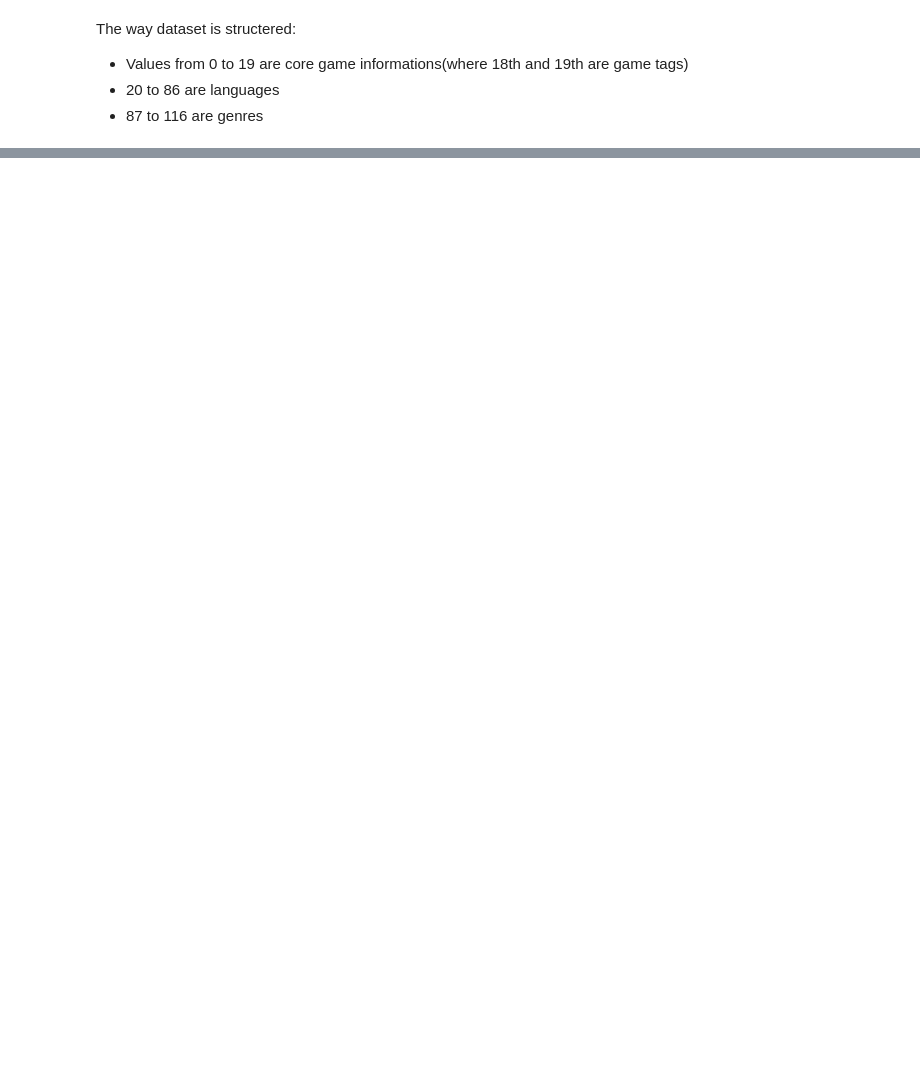
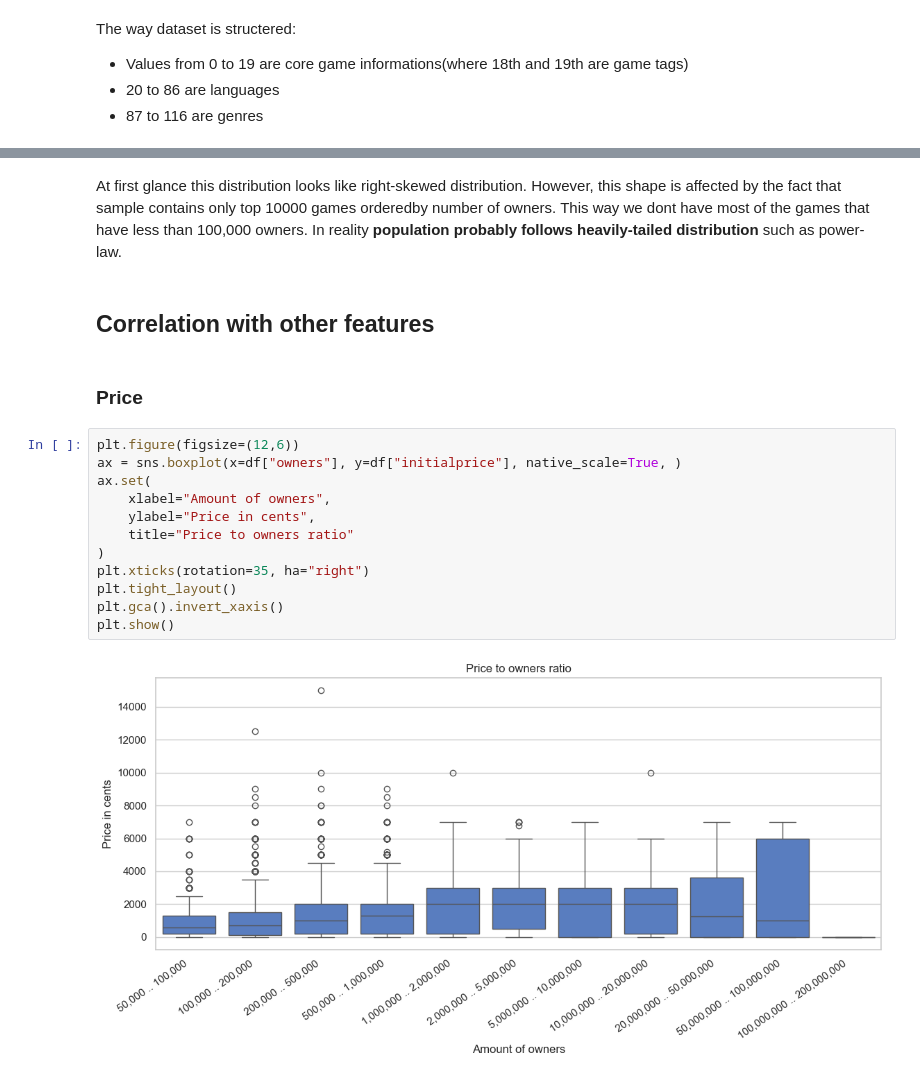
Before and after one commit to maksymkapravyi/steam-data-gathering-and-analysis, a Jupyter notebook: notebooks/steam_data_analysis.ipynb, the cells around one changed output, grey strips where cells are left out. Cells and saved outputs as stored; diff of their text form; blank space fills up the shorter version.

```diff
--- a/notebooks/steam_data_analysis.ipynb
+++ b/notebooks/steam_data_analysis.ipynb
@@ -71,0 +95,20 @@ plt.show()
+# %% [markdown]
+At first glance this distribution looks like right-skewed distribution. However, this shape is affected by the fact that sample contains only top 10000 games orderedby number of owners. This way we dont have most of the games that have less than 100,000 owners. In reality __population probably follows heavily-tailed distribution__ such as power-law.
+# %% [markdown]
+## Correlation with other features
+# %% [markdown]
+### Price
+# %%
+plt.figure(figsize=(12,6))
+ax = sns.boxplot(x=df["owners"], y=df["initialprice"], native_scale=True, )
+ax.set(
+    xlabel="Amount of owners",
+    ylabel="Price in cents",
+    title="Price to owners ratio"
+)
+plt.xticks(rotation=35, ha="right")
+plt.tight_layout()
+plt.gca().invert_xaxis()
+plt.show()
+# %% [output]
+[figure, added]
```
Also changed, not shown: parts of 52 cells of this notebook, 2 other files.
